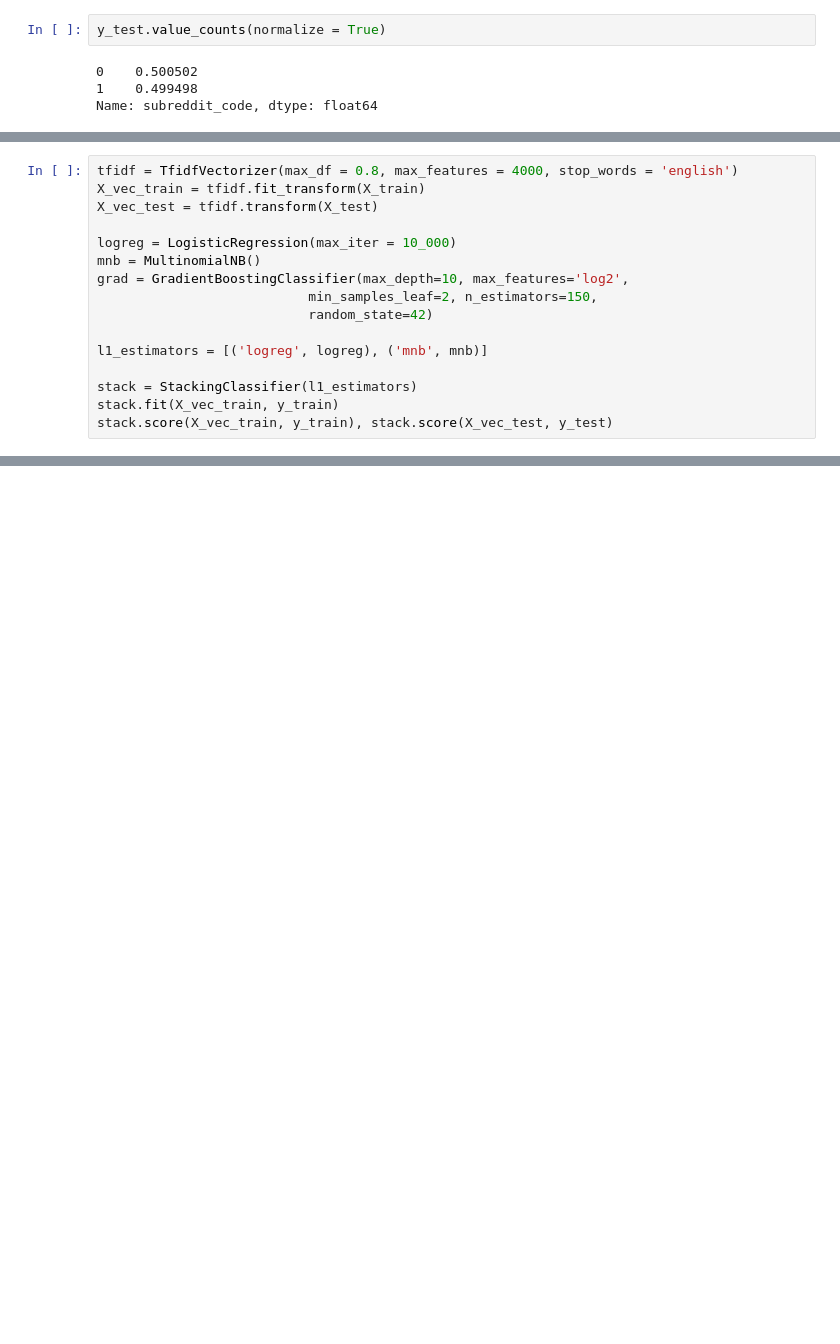
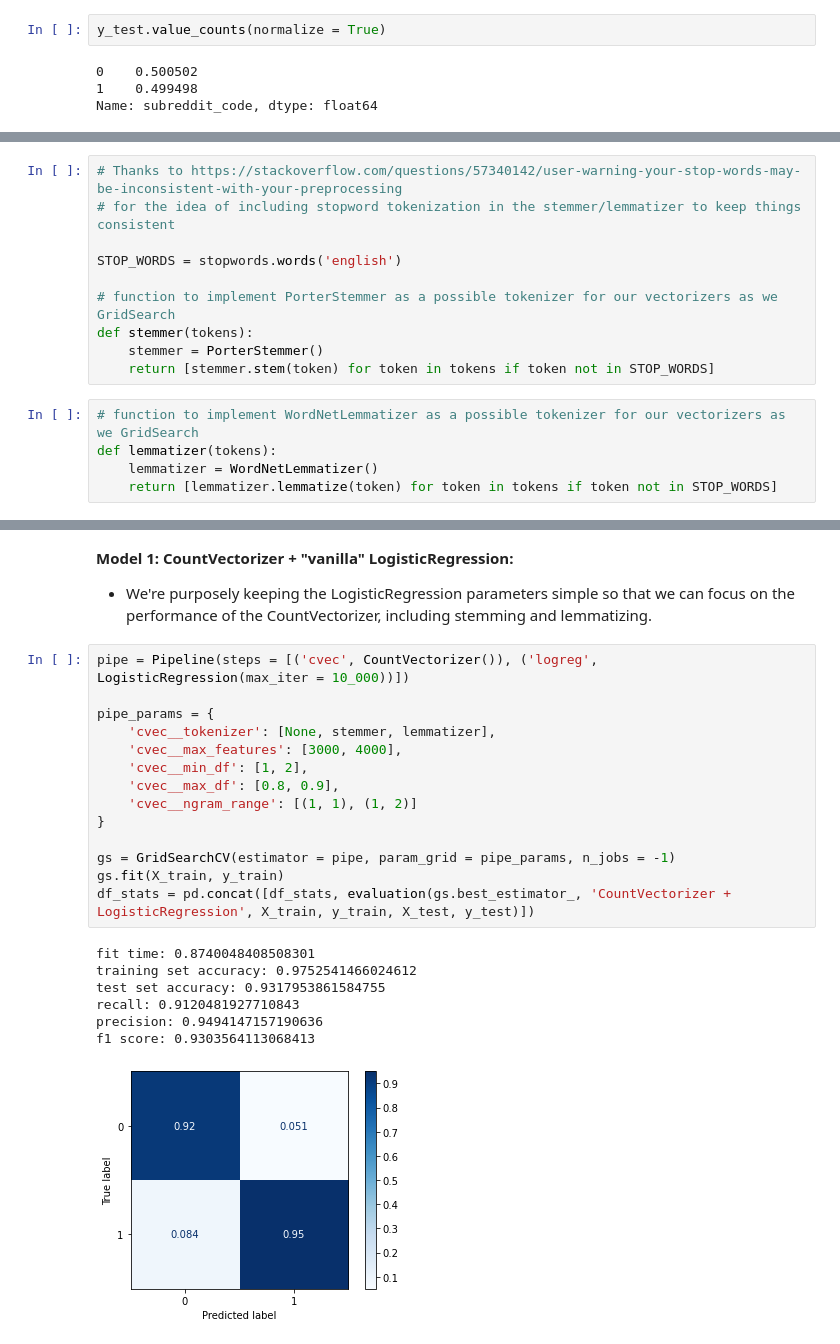
Before and after one commit to gmangiante/music-nlp, a Jupyter notebook: notebooks/04_modeling.ipynb, the cells around one changed output, grey strips where cells are left out. Drawn from its saved outputs; the diff is of its cells as text; blank space fills up the shorter version.

```diff
--- a/notebooks/04_modeling.ipynb
+++ b/notebooks/04_modeling.ipynb
@@ -504,16 +107,0 @@ stack.score(X_vec_train, y_train), stack.score(X_vec_test, y_test)
-# %%
-tfidf = TfidfVectorizer(max_df = 0.8, max_features = 4000, stop_words = 'english')
-X_vec_train = tfidf.fit_transform(X_train)
-X_vec_test = tfidf.transform(X_test)
-
-logreg = LogisticRegression(max_iter = 10_000)
-mnb = MultinomialNB()
-grad = GradientBoostingClassifier(max_depth=10, max_features='log2',
-                           min_samples_leaf=2, n_estimators=150,
-                           random_state=42)
-
-l1_estimators = [('logreg', logreg), ('mnb', mnb)]
-
-stack = StackingClassifier(l1_estimators)
-stack.fit(X_vec_train, y_train)
-stack.score(X_vec_train, y_train), stack.score(X_vec_test, y_test)
@@ -541,0 +113,15 @@ pipe.score(X_train, y_train), pipe.score(X_test, y_test)
+# %%
+# Thanks to https://stackoverflow.com/questions/57340142/user-warning-your-stop-words-may-be-inconsistent-with-your-preprocessing
+# for the idea of including stopword tokenization in the stemmer/lemmatizer to keep things consistent
+
+STOP_WORDS = stopwords.words('english')
+
+# function to implement PorterStemmer as a possible tokenizer for our vectorizers as we GridSearch
+def stemmer(tokens):
+    stemmer = PorterStemmer()
+    return [stemmer.stem(token) for token in tokens if token not in STOP_WORDS]
+# %%
+# function to implement WordNetLemmatizer as a possible tokenizer for our vectorizers as we GridSearch
+def lemmatizer(tokens):
+    lemmatizer = WordNetLemmatizer()
+    return [lemmatizer.lemmatize(token) for token in tokens if token not in STOP_WORDS]
@@ -541,0 +171,25 @@ pipe.score(X_train, y_train), pipe.score(X_test, y_test)
+# %% [markdown]
+**Model 1: CountVectorizer + "vanilla" LogisticRegression:**
+- We're purposely keeping the LogisticRegression parameters simple so that we can focus on the performance of the CountVectorizer, including stemming and lemmatizing.
+# %%
+pipe = Pipeline(steps = [('cvec', CountVectorizer()), ('logreg', LogisticRegression(max_iter = 10_000))])
+
+pipe_params = {
+    'cvec__tokenizer': [None, stemmer, lemmatizer],
+    'cvec__max_features': [3000, 4000],
+    'cvec__min_df': [1, 2],
+    'cvec__max_df': [0.8, 0.9],
+    'cvec__ngram_range': [(1, 1), (1, 2)]
+}
+
+gs = GridSearchCV(estimator = pipe, param_grid = pipe_params, n_jobs = -1)
+gs.fit(X_train, y_train)
+df_stats = pd.concat([df_stats, evaluation(gs.best_estimator_, 'CountVectorizer + LogisticRegression', X_train, y_train, X_test, y_test)])
+# %% [output]
+fit time: 0.8740048408508301
+training set accuracy: 0.9752541466024612
+test set accuracy: 0.9317953861584755
+recall: 0.9120481927710843
+precision: 0.9494147157190636
+f1 score: 0.9303564113068413
+[figure, added]
```
Also changed, not shown: parts of 105 cells of this notebook, 8 other files.
